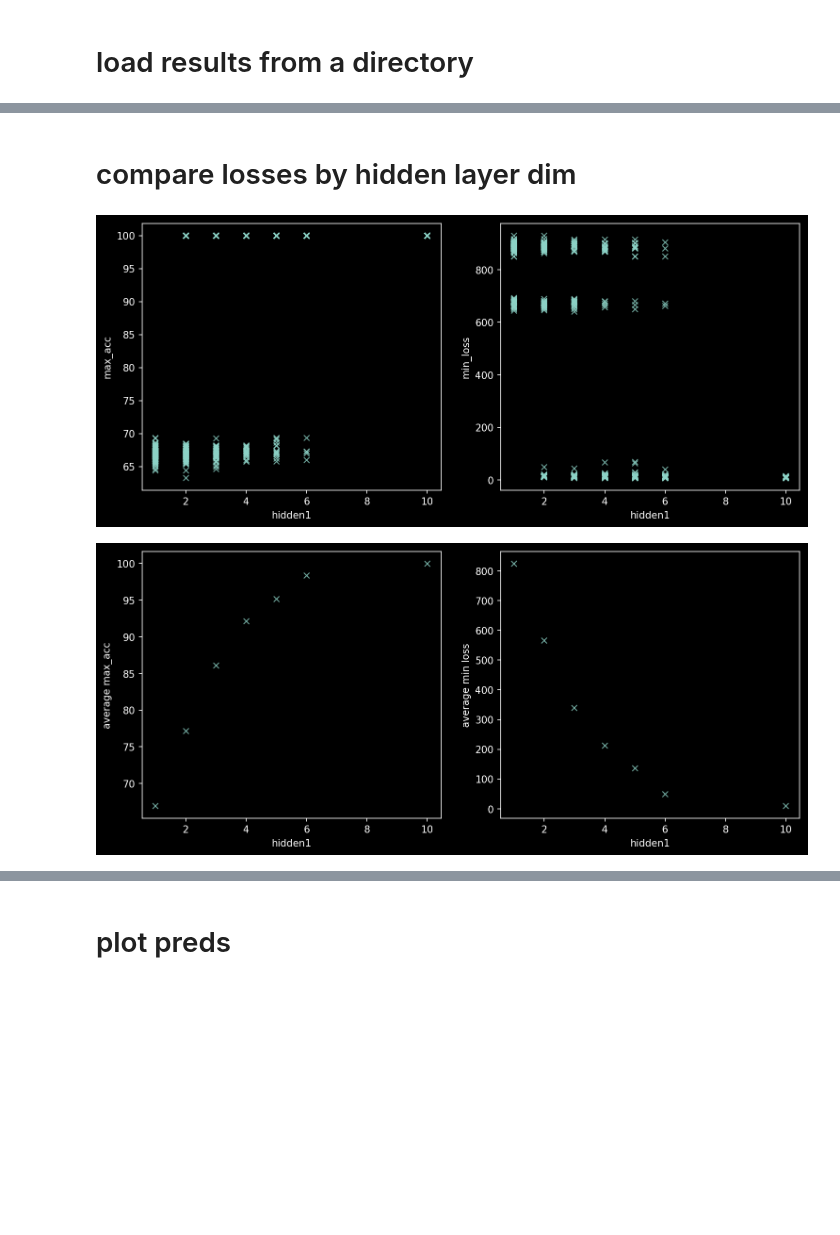
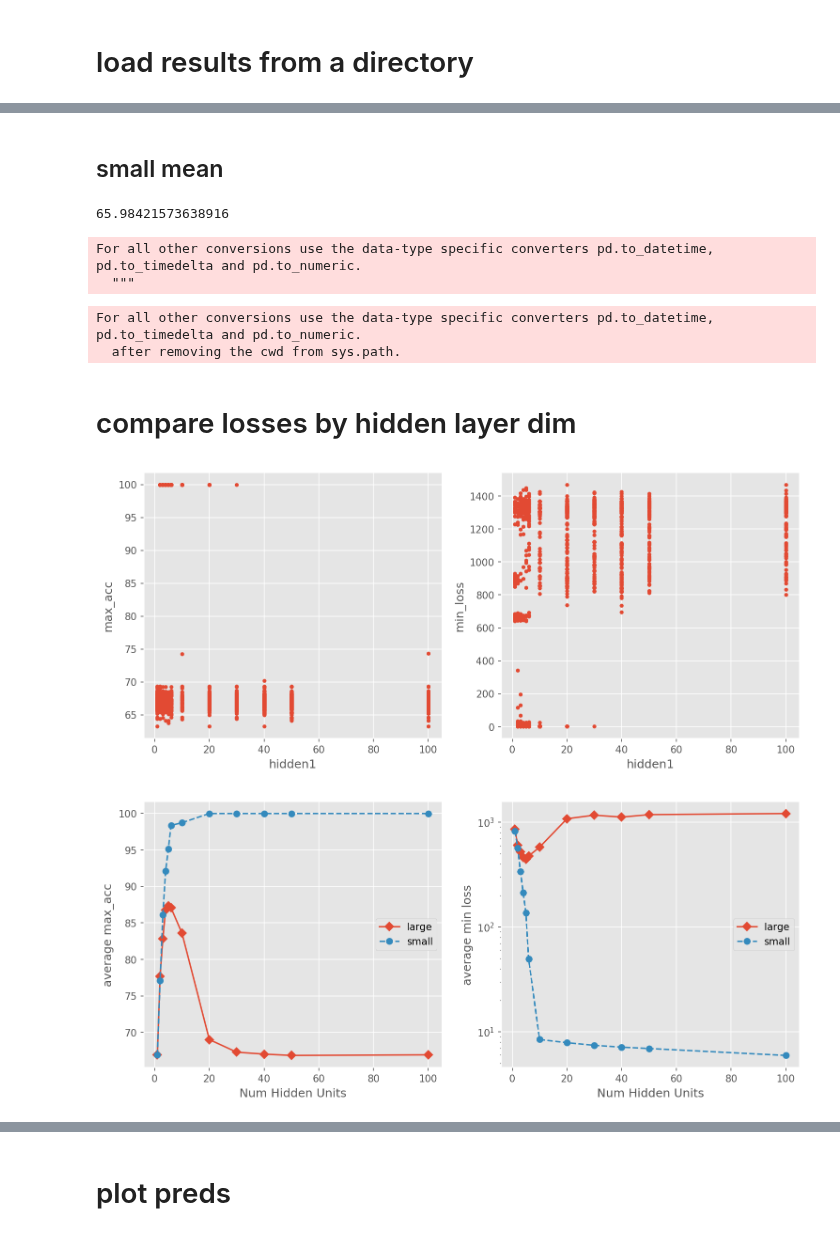
Before and after one commit to csinva/dnn-experiments, a Jupyter notebook: eda/analyze_sweeps.ipynb, the cells around one changed output, grey strips where cells are left out. Saved outputs shown, nothing was run; the diff lists cells and outputs as text; code cells hidden in the pictures; blank space fills up the shorter version.

```diff
--- a/eda/analyze_sweeps.ipynb
+++ b/eda/analyze_sweeps.ipynb
@@ -10,7 +10,7 @@ from tqdm import tqdm
 from copy import deepcopy
 import pickle as pkl
 import pandas as pd
-plt.style.use('seaborn')
+plt.style.use('ggplot')
 from data_load_preprocess import data
 # %%
 import torch
@@ -19,0 +22,6 @@ from torch.autograd import Variable
+# %%
+out_dir = '/accounts/projects/binyu/raaz.rsk/dl/dl_theory/data/small_mean/cross_entropy/'
+fnames = os.listdir(out_dir)
+results_list = [pd.Series(pkl.load(open(oj(out_dir, fname), "rb"))) for fname in fnames]
+results_small_ce = pd.concat(results_list, axis=1).T.convert_objects(convert_numeric=True)
+# results_small.head()
@@ -20,11 +31,8 @@ from torch.autograd import Variable
 # %%
-out_dir = '/scratch/users/vision/chandan/dl_theory/resweep_seed_and_hidden1' # differs for chandan/raaz
-out_dir = '/accounts/projects/binyu/raaz.rsk/dl/dl_theory/data/small_mean/sweep_seed_and_hidden1'
-
-# pickle load example
+out_dir = '/accounts/projects/binyu/raaz.rsk/dl/dl_theory/data/large_mean/sweep_seed_and_hidden1'
 fnames = os.listdir(out_dir)
 results_list = [pd.Series(pkl.load(open(oj(out_dir, fname), "rb"))) for fname in fnames]
 results = pd.concat(results_list, axis=1).T.convert_objects(convert_numeric=True)
-results.head()
+# results.head()
 # %% [output]
 For all other conversions use the data-type specific converters pd.to_datetime, pd.to_timedelta and pd.to_numeric.
@@ -50,0 +40,2 @@ results.describe()
+# %% [markdown]
+## small mean
@@ -51,16 +44,39 @@ results.describe()
+# %%
+t0 = time.time()
+out_dir = '/accounts/projects/binyu/raaz.rsk/dl/dl_theory/data/small_mean/cross_entropy'
+fnames = os.listdir(out_dir)
+results_list = [pd.Series(pkl.load(open(oj(out_dir, fname), "rb"))) for fname in fnames]
+results_small_ce = pd.concat(results_list, axis=1).T.convert_objects(convert_numeric=True)
+# results_small.head()
+print(time.time()-t0)
+# %% [output]
+65.98421573638916
+For all other conversions use the data-type specific converters pd.to_datetime, pd.to_timedelta and pd.to_numeric.
+  """
+# %%
+out_dir = '/accounts/projects/binyu/raaz.rsk/dl/dl_theory/data/small_mean/sweep_seed_and_hidden1'
+fnames = os.listdir(out_dir)
+results_list = [pd.Series(pkl.load(open(oj(out_dir, fname), "rb"))) for fname in fnames]
+results_small = pd.concat(results_list, axis=1).T.convert_objects(convert_numeric=True)
+# results_small.head()
+# %% [output]
+For all other conversions use the data-type specific converters pd.to_datetime, pd.to_timedelta and pd.to_numeric.
+  after removing the cwd from sys.path.
 # %% [markdown]
 # compare losses by hidden layer dim
 # %%
-def lmplot(colx, coly, data=results):
-    plt.plot(data[colx], data[coly], 'x', alpha=0.8)
+def lmplot(colx, coly, data=results, style='.', alpha=1., label=''):
+    plt.plot(data[colx], data[coly], style, alpha=alpha, label=label)
     plt.xlabel(colx)
     plt.ylabel(coly)
+    if label!='':
+        plt.legend(loc='best')
 
 plt.figure(figsize=(12, 5), dpi=150)
 plt.subplot(121)
 lmplot('hidden1', 'max_acc')
 
 plt.subplot(122)
 lmplot('hidden1', 'min_loss')
 # %% [output]
-[figure, old version]
+[figure, new version]
@@ -67,18 +85,23 @@ lmplot('hidden1', 'min_loss')
 # %%
 max_accs = results[['max_acc', 'min_loss', 'hidden1']].groupby(['hidden1']).mean().reset_index()
-max_accs.head()
-# lmplot('hidden1', 'max_acc', max_accs)
-# plt.ylabel('average max acc')
-# plt.show()
+max_accs_small = results_small[['max_acc', 'min_loss', 'hidden1']].groupby(['hidden1']).mean().reset_index()
 
 plt.figure(figsize=(12, 5), dpi=150)
 plt.subplot(121)
-lmplot('hidden1', 'max_acc', max_accs)
+lmplot('hidden1', 'max_acc', max_accs, style='-D', label='large')
+lmplot('hidden1', 'max_acc', max_accs_small, style='--o', label='small')
 plt.ylabel('average max_acc')
+plt.xlabel('Num Hidden Units')
 
 plt.subplot(122)
-lmplot('hidden1', 'min_loss', max_accs)
+lmplot('hidden1', 'min_loss', max_accs, style='-D', label='large')
+lmplot('hidden1', 'min_loss', max_accs_small, style='--o', label='small')
 plt.ylabel('average min loss')
+plt.xlabel('Num Hidden Units')
+plt.yscale('log')
+# SAVFIG = False
+if SAVFIG == True:
+    plt.savefig('performance_vs_hidden.pdf')
 plt.show()
 # %% [output]
-[figure, old version]
+[figure, new version]
```
Also changed, not shown: parts of 18 cells of this notebook, 1 other file.
